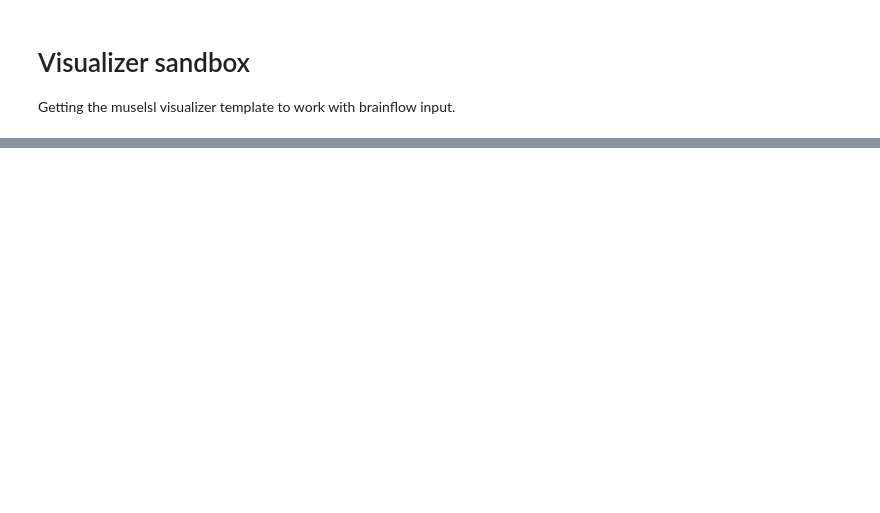
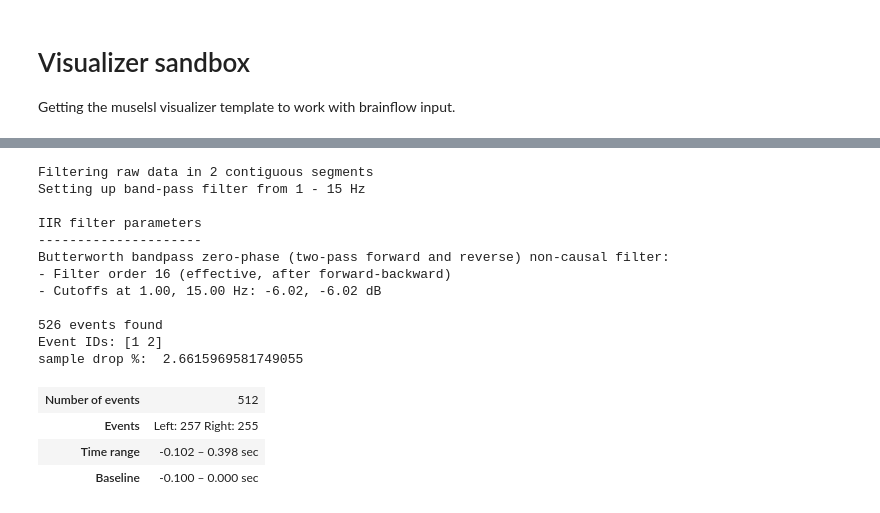
Before and after one commit to tmvchan/intro-eeg-nd, a Jupyter notebook: introeeg_labs/sandbox.ipynb, the cells around one changed output, grey strips where cells are left out. Drawn from its saved outputs; the diff is of its cells as text; code cells hidden in the pictures; blank space fills up the shorter version.

```diff
--- a/introeeg_labs/sandbox.ipynb
+++ b/introeeg_labs/sandbox.ipynb
@@ -49,0 +110,32 @@ Designing a one-pass, zero-phase, non-causal bandpass filter:
+# %%
+raw.filter(1,15, method='iir')
+# raw.plot_psd(fmin=1, fmax=30); # visualize power spectrum after filtering
+
+# Create an array containing the timestamps and type of each stimulus (i.e. face or house)
+events = find_events(raw)
+event_id = {'Left': 1, 'Right': 2}
+
+# Create an MNE Epochs object representing all the epochs around stimulus presentation
+epochs = Epochs(raw, events=events, event_id=event_id,
+                tmin=-0.1, tmax=0.4, baseline=(-0.1, 0),
+                reject={'eeg': 75e-6}, preload=True,
+                verbose=False, picks=[0,1,2,3])
+print('sample drop %: ', (1 - len(epochs.events)/len(events)) * 100)
+epochs
+# %% [output]
+Filtering raw data in 2 contiguous segments
+Setting up band-pass filter from 1 - 15 Hz
+
+IIR filter parameters
+---------------------
+Butterworth bandpass zero-phase (two-pass forward and reverse) non-causal filter:
+- Filter order 16 (effective, after forward-backward)
+- Cutoffs at 1.00, 15.00 Hz: -6.02, -6.02 dB
+
+526 events found
+Event IDs: [1 2]
+sample drop %:  2.6615969581749055
+| Number of events | 512 |
+| Events | Left: 257 Right: 255 |
+| Time range | -0.102 – 0.398 sec |
+| Baseline | -0.100 – 0.000 sec |
```
Also changed, not shown: parts of 10 cells of this notebook, 4 other files.
